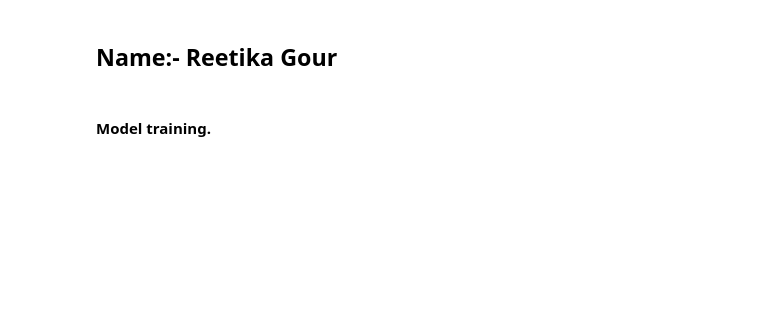
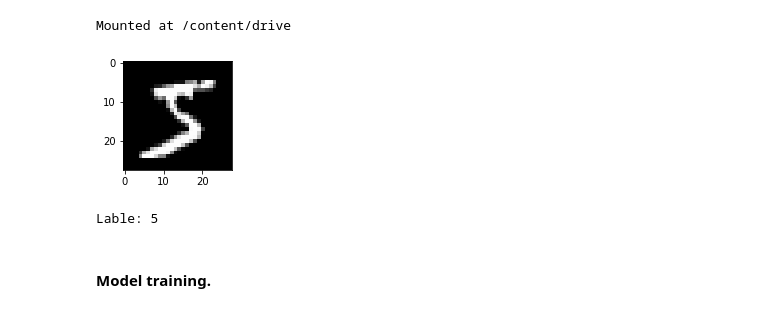
Before and after one commit to reetikagour/NN-Learnable-Activation, a Jupyter notebook: Artificial_neural_network.ipynb, the cells around one changed output. Drawn from its saved outputs; the diff is of its cells as text; code cells hidden in the pictures; blank space fills up the shorter version.

```diff
--- a/Artificial_neural_network.ipynb
+++ b/Artificial_neural_network.ipynb
@@ -1,5 +1,3 @@
-# %% [markdown]
-## **Name:- Reetika Gour**
 # %%
 import numpy as np
 import pandas as pd
@@ -9,8 +7,30 @@ from sklearn.metrics import f1_score
 import seaborn as sns
 import warnings
 warnings.simplefilter(action='ignore', category=FutureWarning)
+# %%
+from google.colab import drive
+
+drive.mount('/content/drive')
+# %% [output]
+Mounted at /content/drive
 # %%
 data = pd.read_csv("/content/drive/MyDrive/mnist_train_unzipped/mnist_train.csv")
+# %%
+# Display or plot an image
+def display_image(idx):
+  plt.figure(figsize=(2,2))
+  labels = data["label"]
+  data_drop_label = data.drop(["label"], axis=1)
+  grid_data = data_drop_label.iloc[idx].to_numpy().reshape(28,28)  # reshape from 1d to 2d pixel array
+  plt.imshow(grid_data, interpolation = "none", cmap = "gray")
+  plt.show()
+
+  print("Lable:", labels[idx])
+
+display_image(0)
+# %% [output]
+[figure, added]
+Lable: 5
 # %%
 train_df, test_df = train_test_split(data, test_size=0.2)  #Split data into train and test.
 train_labels = train_df["label"]
```
Also changed, not shown: parts of 13 cells of this notebook.
